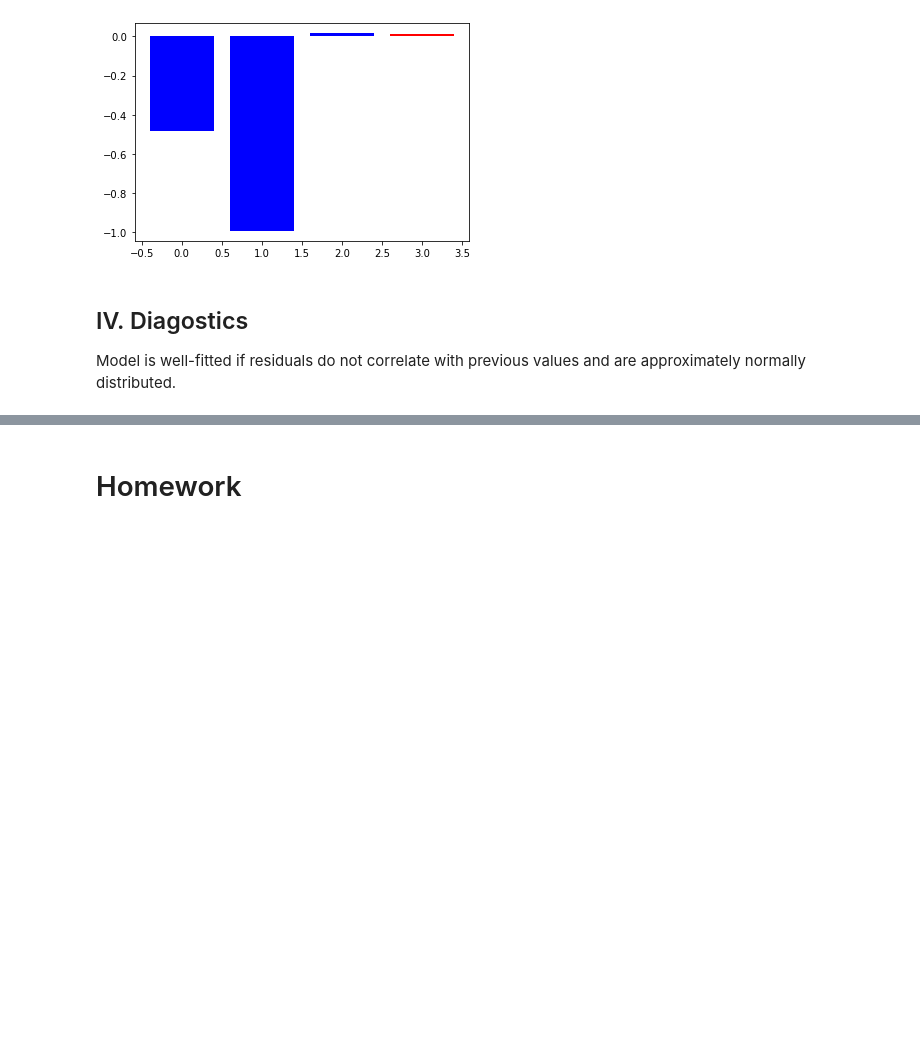
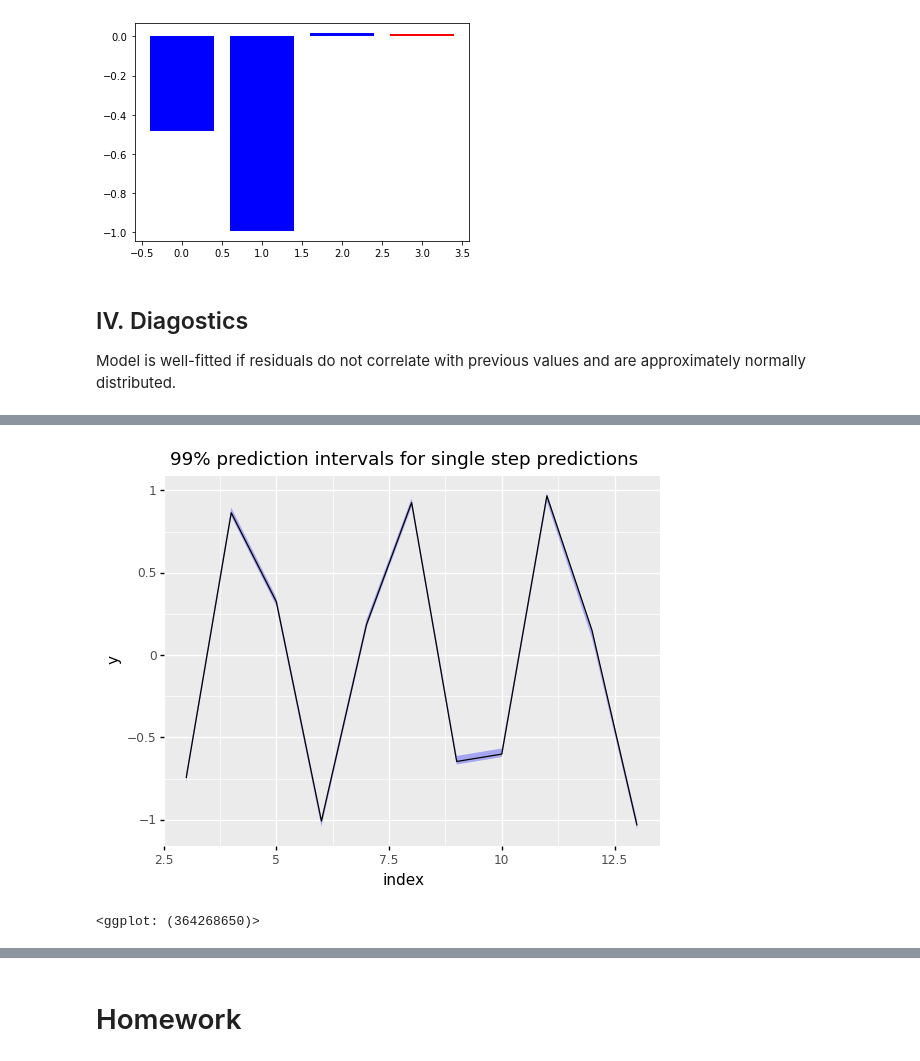
Before and after one commit to swenlaur/machine-learning-ii, a Jupyter notebook: practise-sessions/04/03_timeseries_as_markov_chains.ipynb, the cells around one changed output, grey strips where cells are left out. Drawn from its saved outputs; the diff is of its cells as text; code cells hidden in the pictures; blank space fills up the shorter version.

```diff
--- a/practise-sessions/04/03_timeseries_as_markov_chains.ipynb
+++ b/practise-sessions/04/03_timeseries_as_markov_chains.ipynb
@@ -143,0 +152,15 @@ display(p)
+# %%
+sigma = residuals.std()
+
+sdf = (DataFrame({'yp': model.predict(X), 'y': y }) #df.loc[ 3:, 'x']
+       .assign(y0=lambda df: df['yp'] + norm.ppf(0.005, loc=0, scale=sigma))
+       .assign(y1=lambda df: df['yp'] + norm.ppf(0.995, loc=0, scale=sigma))
+       .reset_index())
+
+p = ggplot(sdf.loc[:10, :])
+p = p + geom_ribbon(aes(x='index', ymin='y0', ymax='y1'), fill='blue', alpha=0.3)
+p = p + geom_line(aes(x='index', y='y'))
+p + ggtitle('99% prediction intervals for single step predictions')
+# %% [output]
+[figure, added]
+<ggplot: (364268650)>
```
Also changed, not shown: parts of 9 cells of this notebook.
